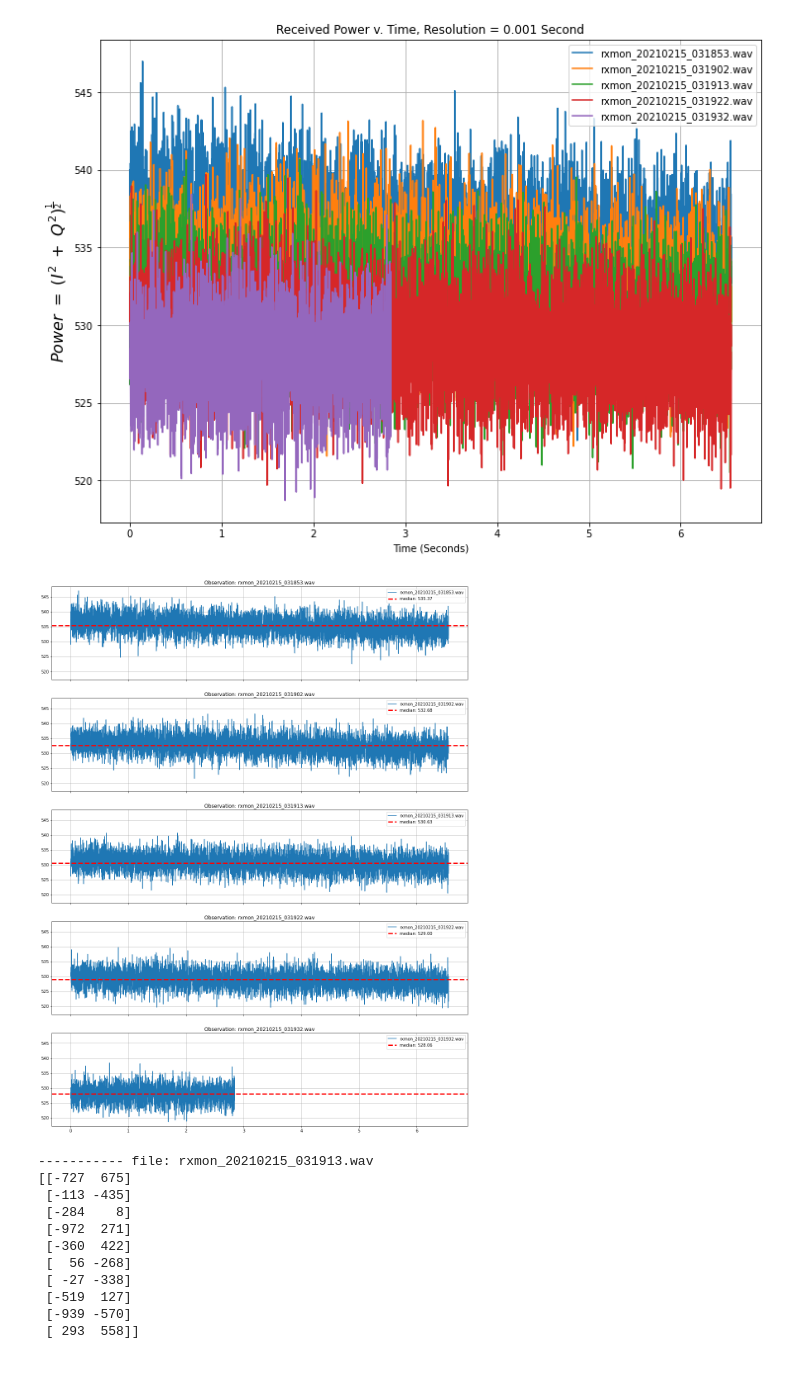
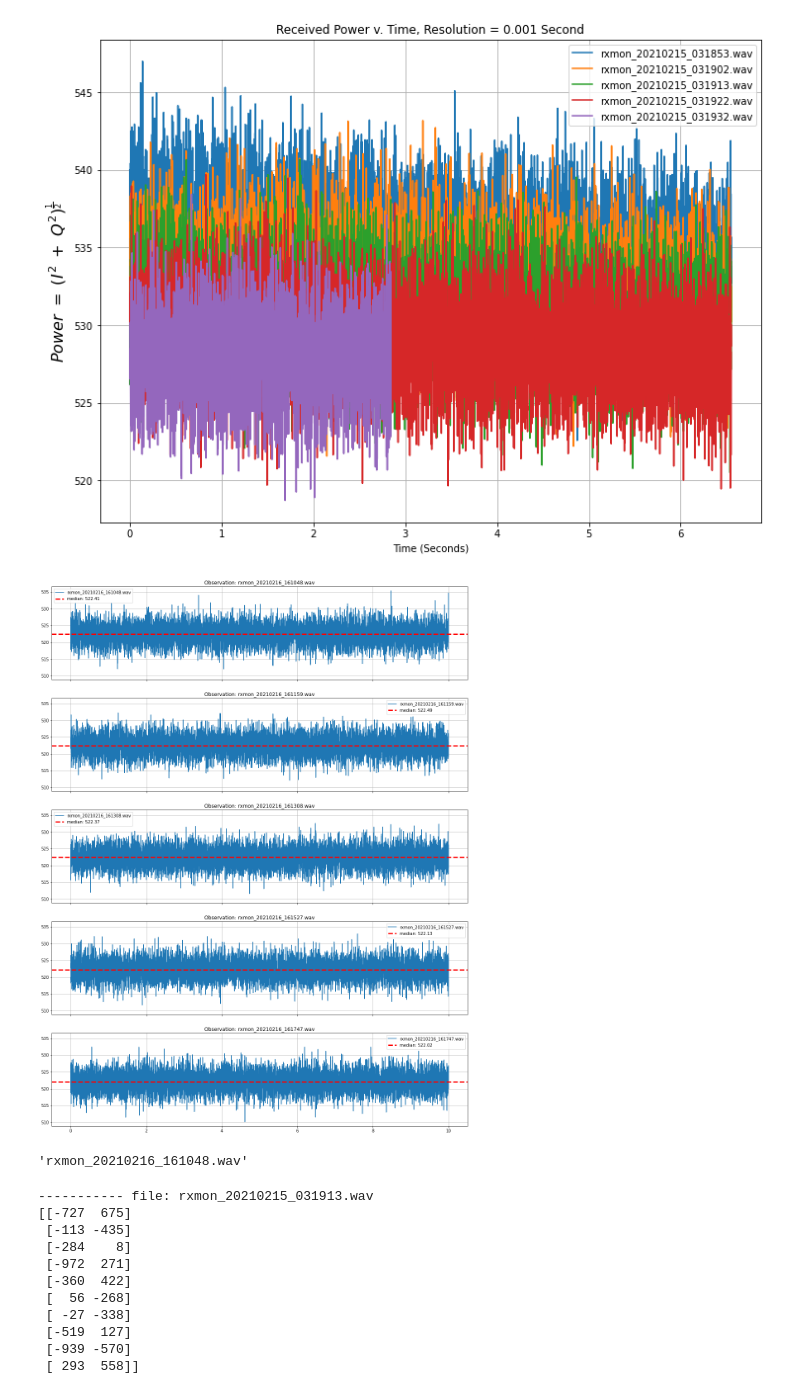
Before and after one commit to kevinmcmanus/lto-airspy, a Jupyter notebook: airspy-host-1.0.9/scripts/plotwav.ipynb, the cells around one changed output. Cells and saved outputs as stored; diff of their text form; code cells hidden in the pictures.

```diff
--- a/airspy-host-1.0.9/scripts/plotwav.ipynb
+++ b/airspy-host-1.0.9/scripts/plotwav.ipynb
@@ -8,6 +8,7 @@ print('hello')
 # %% [output]
 hello
 # %%
-datadir = "/home/mcmanus/lto-airspy/lto-airspy/build/airspy-tools/src/data.new"
+#datadir = "/home/mcmanus/lto-airspy/lto-airspy/build/airspy-tools/src/data.new"
+datadir = '/cache/IQ/rx_test'
 os.listdir(datadir)
 # %% [output]
@@ -63,7 +77,7 @@ ax.legend()
 #wvpath = 'AirSpy_20201229_185852Z_1420405kHz_IQ.wav'
 
 old_stats = {}
-for f in os.listdir(datadir):
+for f in os.listdir(datadir)[:5]:
     wvpath = os.path.join(datadir, f)
     bn = os.path.basename(f)
     old_stats[f] = get_wav_stats(wvpath)
@@ -90,27 +104,31 @@ ax.legend()
 <matplotlib.legend.Legend at 0x...>
 [figure]
 # %%
-s=slice(None, None, None)
+s=slice(None, 10000, None)
 
 fig = plt.figure(figsize=(18,24))
 
 
 test_list = list(old_stats.keys())
 test_list.sort(reverse=False)
 n = len(test_list)
 axs = fig.subplots(n,1, sharex=True, sharey=True)
 
 for t, ax in zip(test_list, axs):
     med = np.median(old_stats[t]['pwr_mean'][s])
     ax.plot(old_stats[t]['t_sec'][s], old_stats[t]['pwr_mean'][s],  label=t)
     ax.axhline(med,lw=3, ls='--', label=f'median: {med:.2f}', color='red')
     ax.grid()
     ax.legend()
     ax.set_title(f'Observation: {t}')
 # %% [output]
-[figure, old version]
+[figure, new version]
 # %%
 obs.shape
+# %%
+test_list[0]
+# %% [output]
+'rxmon_20210216_161048.wav'
 # %%
 wvdir = 'data.test'
 for f in ['test1.wav']:
```
Also changed, not shown: parts of 8 cells of this notebook.
